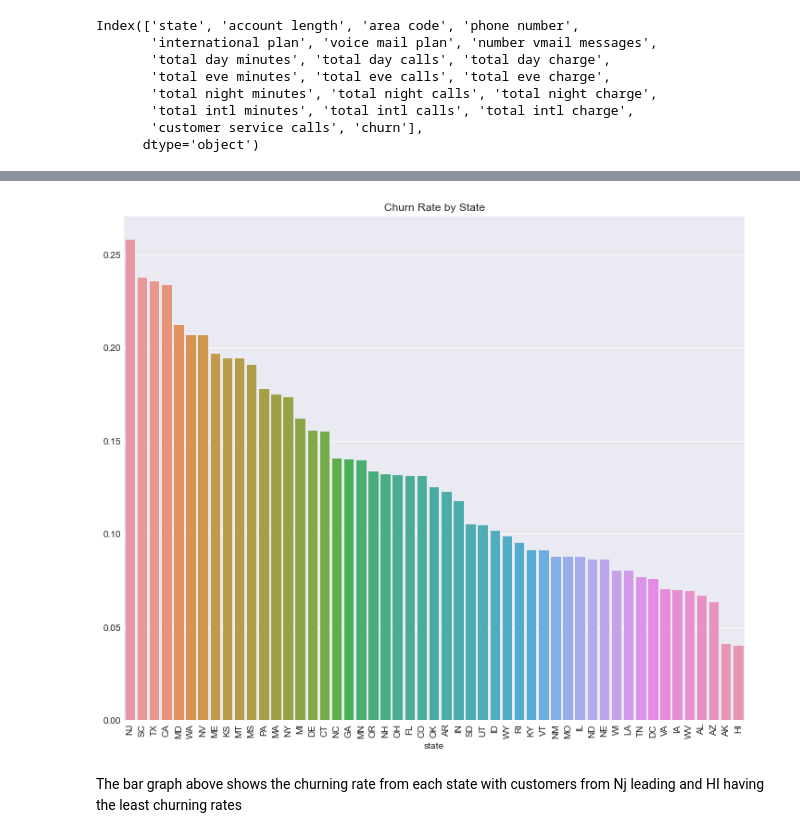
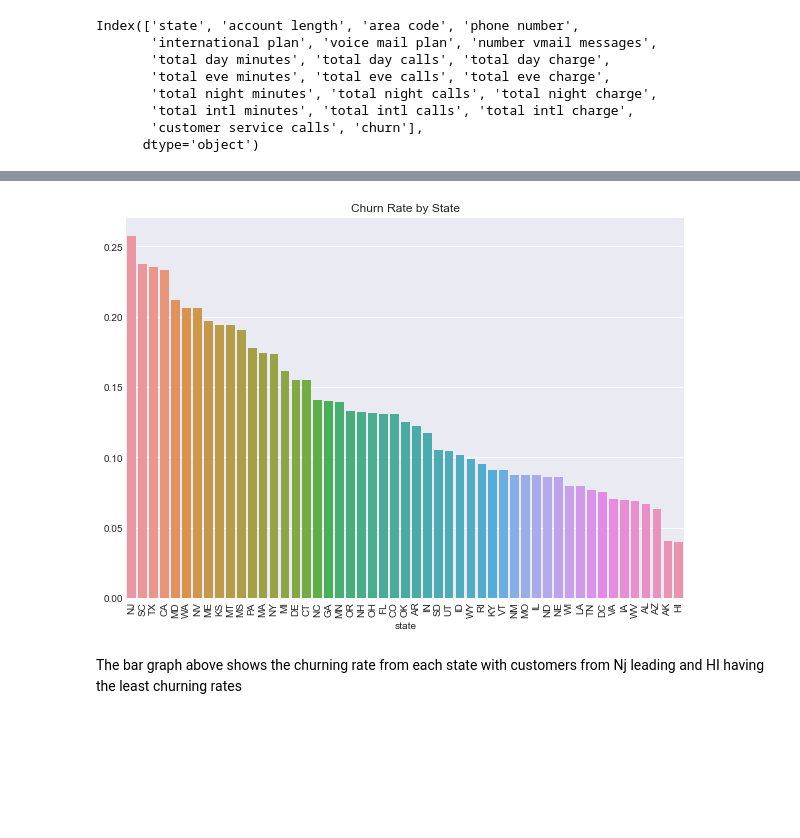
Before and after one commit to Salahudin654/Phase3-SyriaTel, a Jupyter notebook: index.ipynb, the cells around one changed output, grey strips where cells are left out. Drawn from its saved outputs; the diff is of its cells as text; code cells hidden in the pictures; blank space fills up the shorter version.

```diff
--- a/index.ipynb
+++ b/index.ipynb
@@ -311,16 +308,16 @@ Name: churn, dtype: float64
 # %%
 #geographical Analysis
 def geographical_analysis(data):
-    plt.figure(figsize=(12, 10))
+    plt.figure(figsize=(10, 7))
     state_churn = data.groupby('state')['churn'].mean().sort_values(ascending=False)
     sns.barplot(x=state_churn.index, y=state_churn.values)
     plt.title('Churn Rate by State')
     plt.xticks(rotation=90)
     plt.show()
 
 geographical_analysis(df)
 # %% [output]
-[figure, old version]
+[figure, new version]
 # %% [markdown]
 The bar graph above shows the churning rate from each state with customers from Nj leading and HI having the least churning rates
 # %% [markdown]
```
Also changed, not shown: parts of 9 cells of this notebook, 1 other file.
